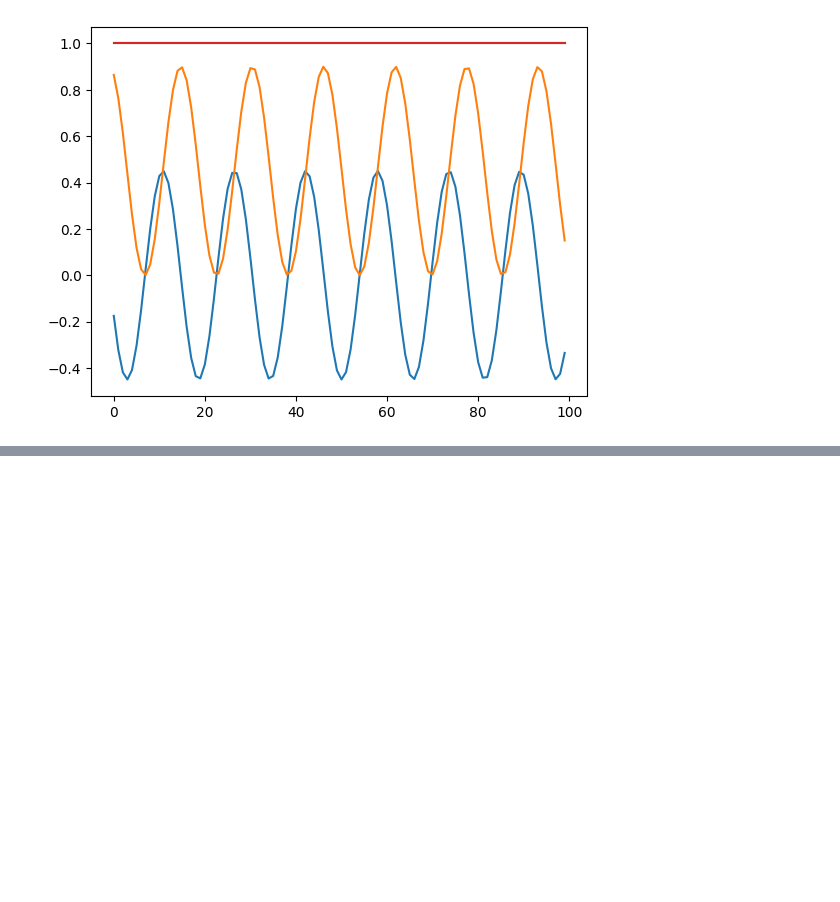
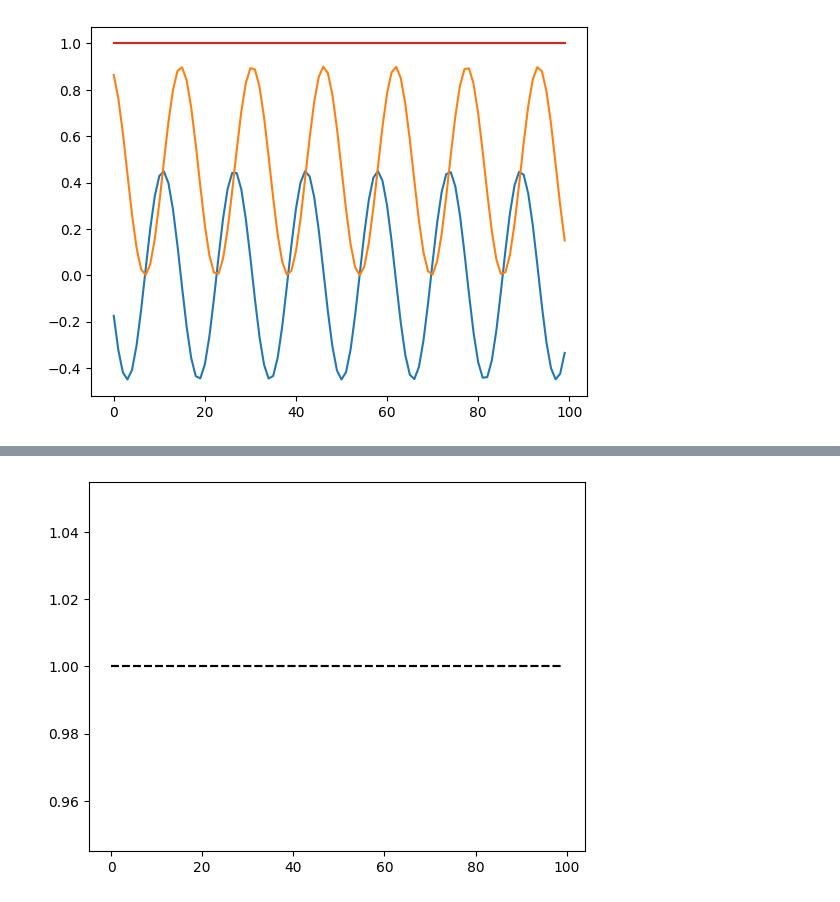
Before and after one commit to neurostatslab/clds, a Jupyter notebook: notebooks/demo_headdirection.ipynb, the cells around one changed output, grey strips where cells are left out. Saved outputs shown, nothing was run; the diff lists cells and outputs as text; code cells hidden in the pictures; blank space fills up the shorter version.

```diff
--- a/notebooks/demo_headdirection.ipynb
+++ b/notebooks/demo_headdirection.ipynb
@@ -158,0 +179,5 @@ plt.plot(true_As[:,0,0], c='k')
+# %%
+plt.plot(true_bs,'k--');
+plt.plot(params.bs, c='tab:orange');
+# %% [output]
+[figure, added]
```
Also changed, not shown: parts of 11 cells of this notebook, 1 other file.
